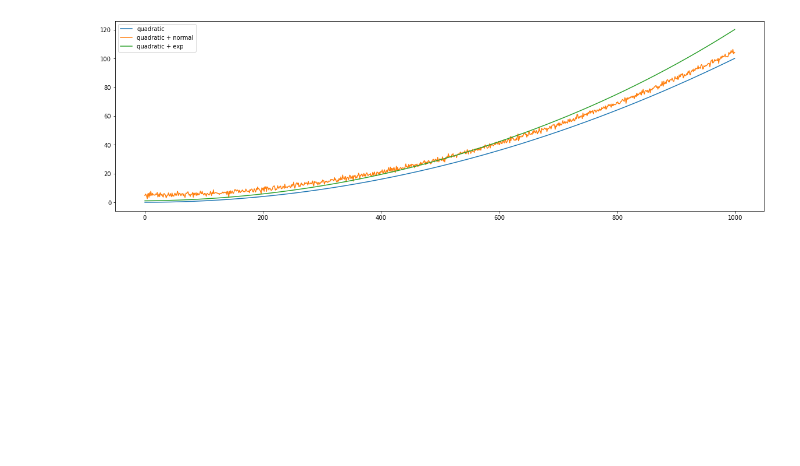
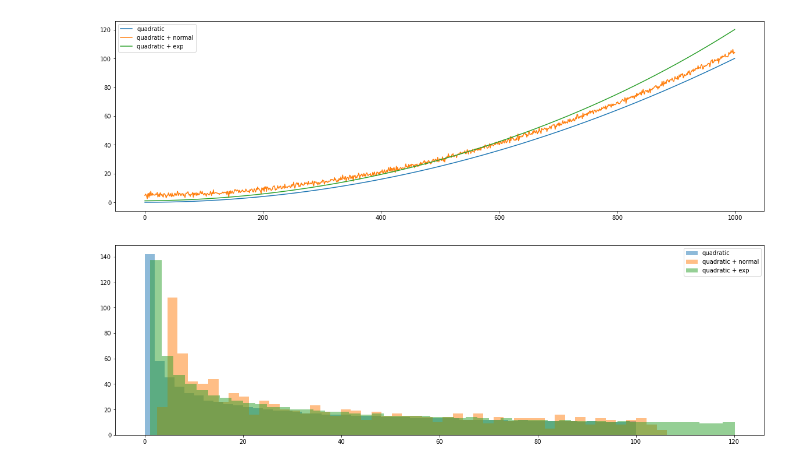
Before and after one commit to FreeLike76/KpiDataScience, a Jupyter notebook: main.ipynb, the cells around one changed output. Drawn from its saved outputs; the diff is of its cells as text; code cells hidden in the pictures; blank space fills up the shorter version.

```diff
--- a/main.ipynb
+++ b/main.ipynb
@@ -171,3 +183,11 @@ plt.legend()
 plt.show()
 # %% [output]
 [figure]
+# %%
+plt.hist(quadratic_model, bins=50, alpha=0.5, label="quadratic")
+plt.hist(quadratic_model_normal, bins=50, alpha=0.5, label="quadratic + normal")
+plt.hist(quadratic_model_exp, bins=50, alpha=0.5, label="quadratic + exp")
+plt.legend()
+plt.show()
+# %% [output]
+[figure, added]
```
Also changed, not shown: parts of 3 cells of this notebook.
